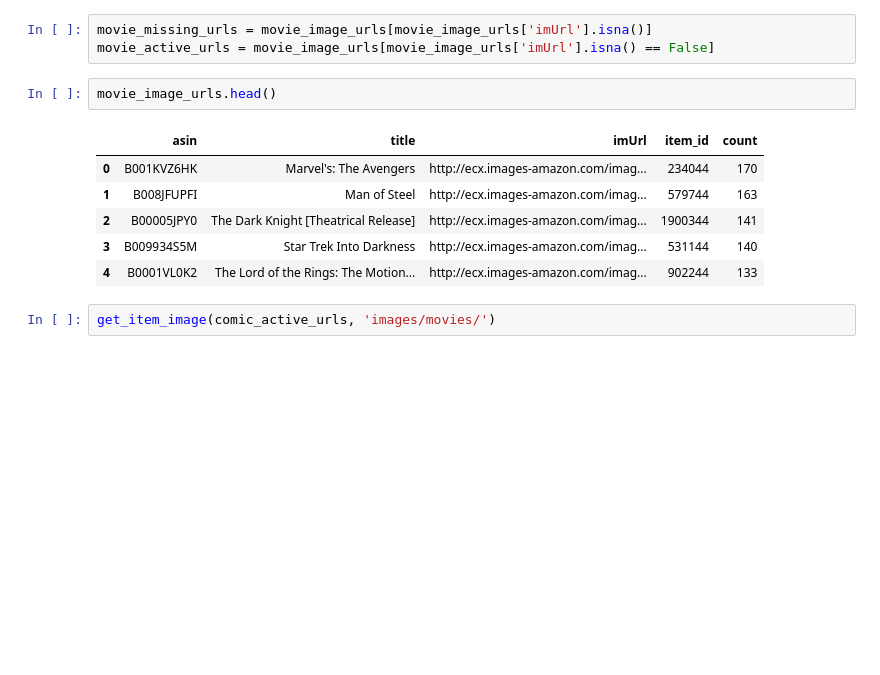
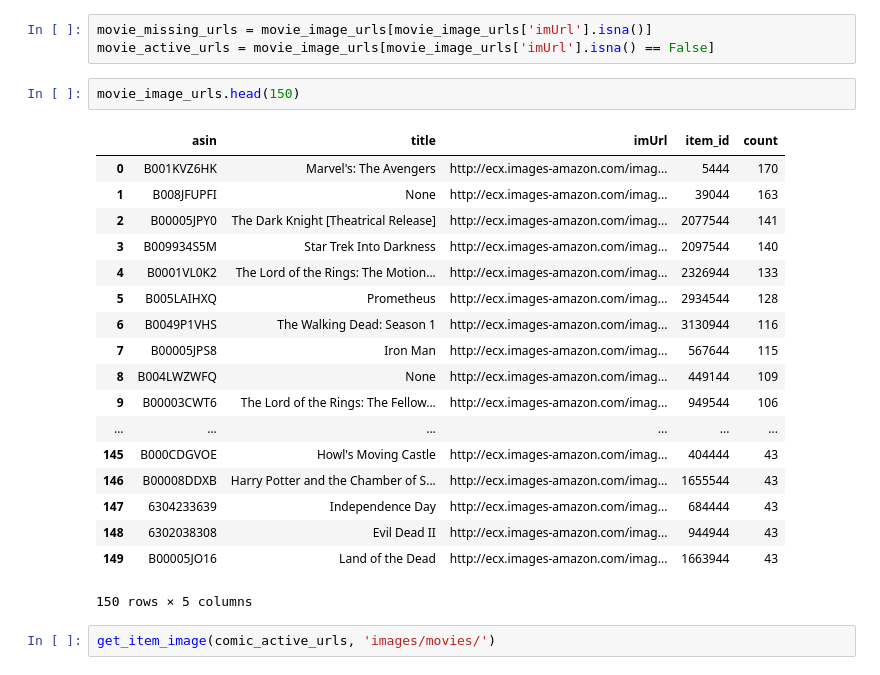
Before and after one commit to jnawjux/intocomics, a Jupyter notebook: web_app_development.ipynb, the cells around one changed output. Cells and saved outputs as stored; diff of their text form; blank space fills up the shorter version.

Commit message:
Update with Amazon Prime Video user/item info

```diff
--- a/web_app_development.ipynb
+++ b/web_app_development.ipynb
@@ -36,14 +36,26 @@ movie_image_urls = spark.sql(top_movie_url_query).toPandas()
 movie_missing_urls = movie_image_urls[movie_image_urls['imUrl'].isna()]
 movie_active_urls = movie_image_urls[movie_image_urls['imUrl'].isna() == False]
 # %%
-movie_image_urls.head()
+movie_image_urls.head(150)
 # %% [output]
 |  | asin | title | imUrl | item_id | count |
-| 0 | B001KVZ6HK | Marvel's: The Avengers | http://ecx.images-amazon.com/imag... | 234044 | 170 |
-| 1 | B008JFUPFI | Man of Steel | http://ecx.images-amazon.com/imag... | 579744 | 163 |
-| 2 | B00005JPY0 | The Dark Knight [Theatrical Release] | http://ecx.images-amazon.com/imag... | 1900344 | 141 |
-| 3 | B009934S5M | Star Trek Into Darkness | http://ecx.images-amazon.com/imag... | 531144 | 140 |
-| 4 | B0001VL0K2 | The Lord of the Rings: The Motion... | http://ecx.images-amazon.com/imag... | 902244 | 133 |
+| 0 | B001KVZ6HK | Marvel's: The Avengers | http://ecx.images-amazon.com/imag... | 5444 | 170 |
+| 1 | B008JFUPFI | None | http://ecx.images-amazon.com/imag... | 39044 | 163 |
+| 2 | B00005JPY0 | The Dark Knight [Theatrical Release] | http://ecx.images-amazon.com/imag... | 2077544 | 141 |
+| 3 | B009934S5M | Star Trek Into Darkness | http://ecx.images-amazon.com/imag... | 2097544 | 140 |
+| 4 | B0001VL0K2 | The Lord of the Rings: The Motion... | http://ecx.images-amazon.com/imag... | 2326944 | 133 |
+| 5 | B005LAIHXQ | Prometheus | http://ecx.images-amazon.com/imag... | 2934544 | 128 |
+| 6 | B0049P1VHS | The Walking Dead: Season 1 | http://ecx.images-amazon.com/imag... | 3130944 | 116 |
+| 7 | B00005JPS8 | Iron Man | http://ecx.images-amazon.com/imag... | 567644 | 115 |
+| 8 | B004LWZWFQ | None | http://ecx.images-amazon.com/imag... | 449144 | 109 |
+| 9 | B00003CWT6 | The Lord of the Rings: The Fellow... | http://ecx.images-amazon.com/imag... | 949544 | 106 |
+| ... | ... | ... | ... | ... | ... |
+| 145 | B000CDGVOE | Howl's Moving Castle | http://ecx.images-amazon.com/imag... | 404444 | 43 |
+| 146 | B00008DDXB | Harry Potter and the Chamber of S... | http://ecx.images-amazon.com/imag... | 1655544 | 43 |
+| 147 | 6304233639 | Independence Day | http://ecx.images-amazon.com/imag... | 684444 | 43 |
+| 148 | 6302038308 | Evil Dead II | http://ecx.images-amazon.com/imag... | 944944 | 43 |
+| 149 | B00005JO16 | Land of the Dead | http://ecx.images-amazon.com/imag... | 1663944 | 43 |
+150 rows × 5 columns
 # %%
 get_item_image(comic_active_urls, 'images/movies/')
 # %%
```
Also changed, not shown: parts of 3 cells of this notebook, 11 other files.
